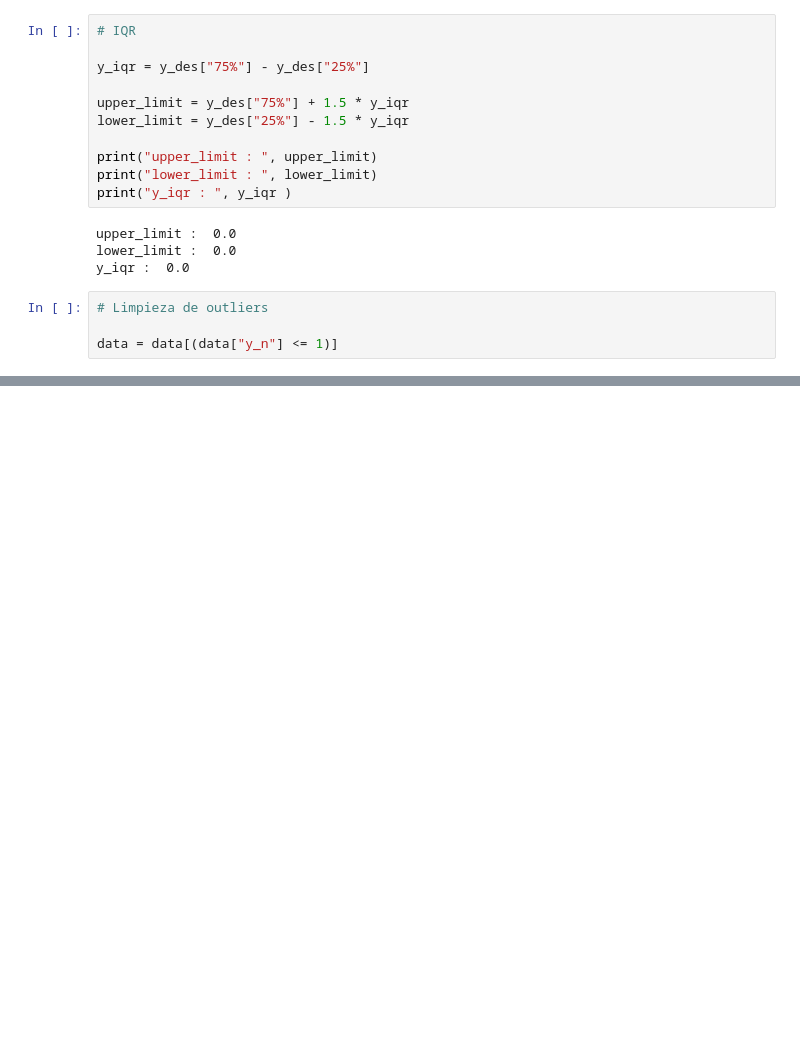
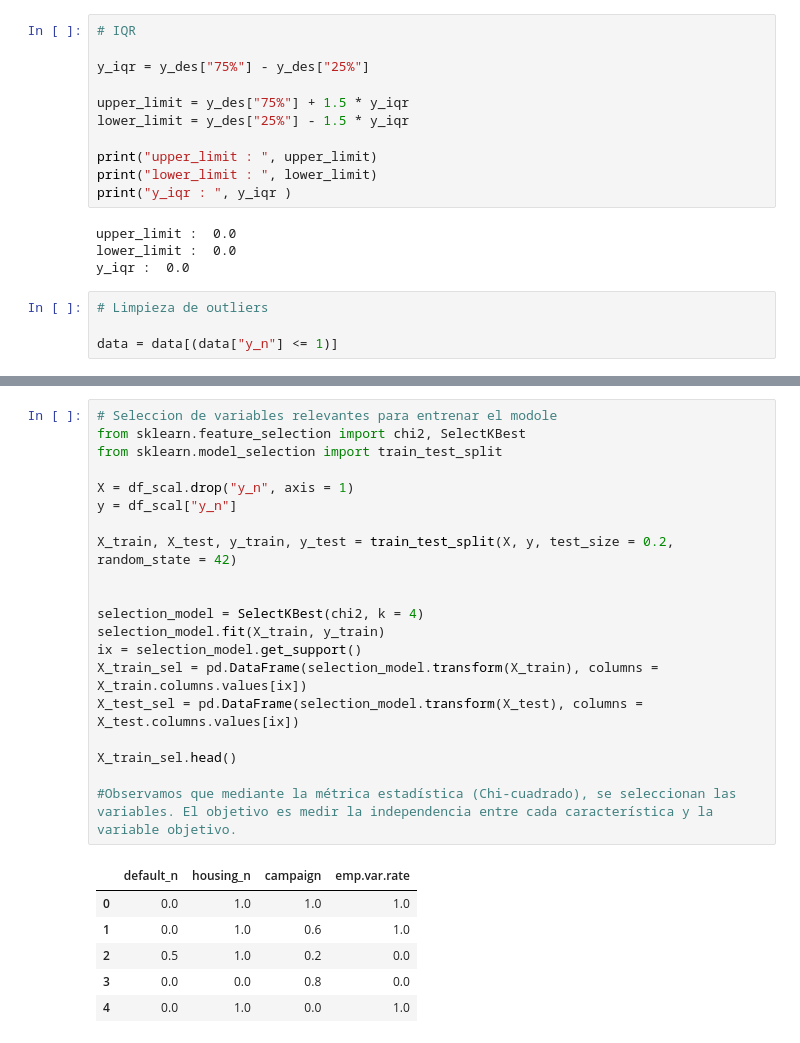
Before and after one commit to Eleiny9/mi-primer-ML, a Jupyter notebook: src/explore.ipynb, the cells around one changed output, grey strips where cells are left out. Cells and saved outputs as stored; diff of their text form; blank space fills up the shorter version.

```diff
--- a/src/explore.ipynb
+++ b/src/explore.ipynb
@@ -820,0 +872,27 @@ data = data[(data["y_n"] <= 1)]
+# %%
+# Seleccion de variables relevantes para entrenar el modole
+from sklearn.feature_selection import chi2, SelectKBest
+from sklearn.model_selection import train_test_split
+
+X = df_scal.drop("y_n", axis = 1)
+y = df_scal["y_n"]
+
+X_train, X_test, y_train, y_test = train_test_split(X, y, test_size = 0.2, random_state = 42)
+
+
+selection_model = SelectKBest(chi2, k = 4)
+selection_model.fit(X_train, y_train)
+ix = selection_model.get_support()
+X_train_sel = pd.DataFrame(selection_model.transform(X_train), columns = X_train.columns.values[ix])
+X_test_sel = pd.DataFrame(selection_model.transform(X_test), columns = X_test.columns.values[ix])
+
+X_train_sel.head()
+
+#Observamos que mediante la métrica estadística (Chi-cuadrado), se seleccionan las variables. El objetivo es medir la independencia entre cada característica y la variable objetivo.
+# %% [output]
+|  | default_n | housing_n | campaign | emp.var.rate |
+| 0 | 0.0 | 1.0 | 1.0 | 1.0 |
+| 1 | 0.0 | 1.0 | 0.6 | 1.0 |
+| 2 | 0.5 | 1.0 | 0.2 | 0.0 |
+| 3 | 0.0 | 0.0 | 0.8 | 0.0 |
+| 4 | 0.0 | 1.0 | 0.0 | 1.0 |
```
Also changed, not shown: parts of 11 cells of this notebook, 2 other files.
